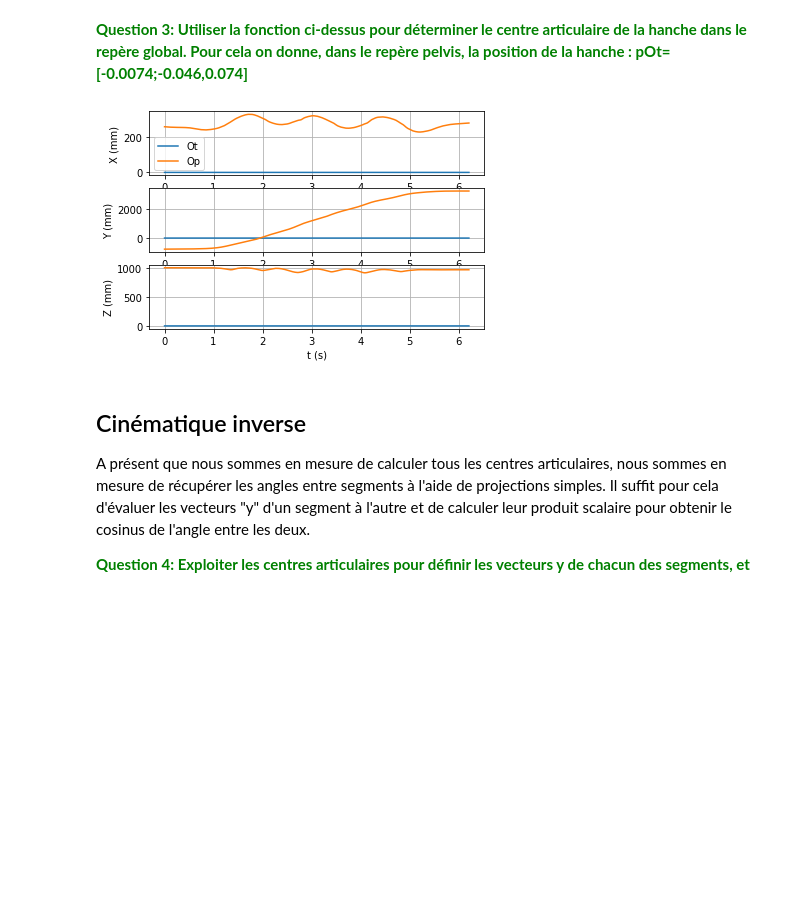
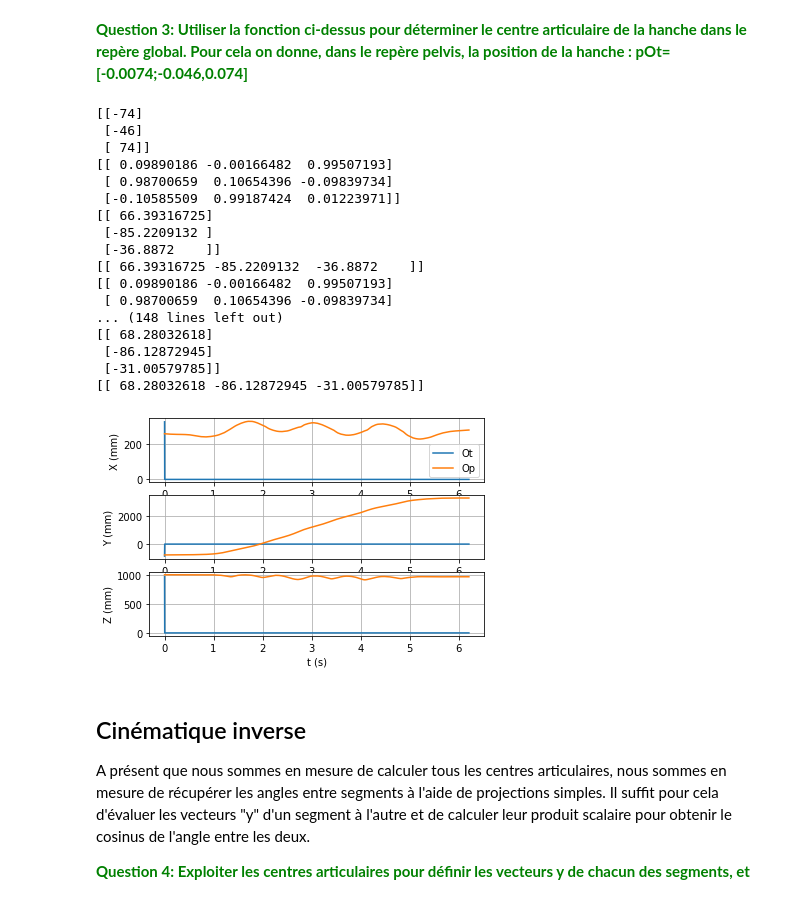
Before and after one commit to cpontonn/COURS_BIOMECANIQUE, a Jupyter notebook: Exercice - membres inférieurs/TP1 Données de mocap.ipynb, the cells around one changed output. Cells and saved outputs as stored; diff of their text form; code cells hidden in the pictures; blank space fills up the shorter version.

Commit message:
Correction partielle mocap

```diff
--- a/Exercice - membres inférieurs/TP1 Données de mocap.ipynb
+++ b/Exercice - membres inférieurs/TP1 Données de mocap.ipynb
@@ -199,39 +203,56 @@ Rp à la frame 1= [[ 0.09003132 -0.02766857  0.99553905]
 # %%
 pOt=np.transpose([[-74,-46,74]])#création position de la hanche dans le repère local du pelvis
 Ot=np.zeros((nf_mocap,3)) # création du conteneur pour la position de la hanche dans le repère monde
-
-for f in range(0,nf_mocap):
+print(pOt)
+for f in range(0,1):
     for i in range(0,n_markers):
         markers[i,0]=point_data[0][i][f] #stockage des données de marqueur à la frame f
         markers[i,1]=point_data[1][i][f]
         markers[i,2]=point_data[2][i][f]
 
 
 plt.subplot(3,1,1)
 plt.grid()
 plt.plot(t_point,Ot[:,0])
 plt.plot(t_point,Op[:,0])
 plt.xlabel('t (s)')
 plt.ylabel('X (mm)')
 plt.legend(['Ot','Op'])
 
 plt.subplot(3,1,2)
 plt.grid()
 plt.plot(t_point,Ot[:,1])
 plt.plot(t_point,Op[:,1])
 plt.xlabel('t (s)')
 plt.ylabel('Y (mm)')
 
 plt.subplot(3,1,3)
 plt.grid()
 plt.plot(t_point,Ot[:,2])
 plt.plot(t_point,Op[:,2])
 plt.xlabel('t (s)')
 plt.ylabel('Z (mm)')
 
 plt.show()
 # %% [output]
+[[-74]
+ [-46]
+ [ 74]]
+[[ 0.09890186 -0.00166482  0.99507193]
+ [ 0.98700659  0.10654396 -0.09839734]
+ [-0.10585509  0.99187424  0.01223971]]
+[[ 66.39316725]
+ [-85.2209132 ]
+ [-36.8872    ]]
+[[ 66.39316725 -85.2209132  -36.8872    ]]
+[[ 0.09890186 -0.00166482  0.99507193]
+ [ 0.98700659  0.10654396 -0.09839734]
+... (148 lines left out)
+[[ 68.28032618]
+ [-86.12872945]
+ [-31.00579785]]
+[[ 68.28032618 -86.12872945 -31.00579785]]
-[figure, old version]
+[figure, new version]
 # %% [markdown]
 ## Cinématique inverse
 
```
Also changed, not shown: parts of 4 cells of this notebook.
